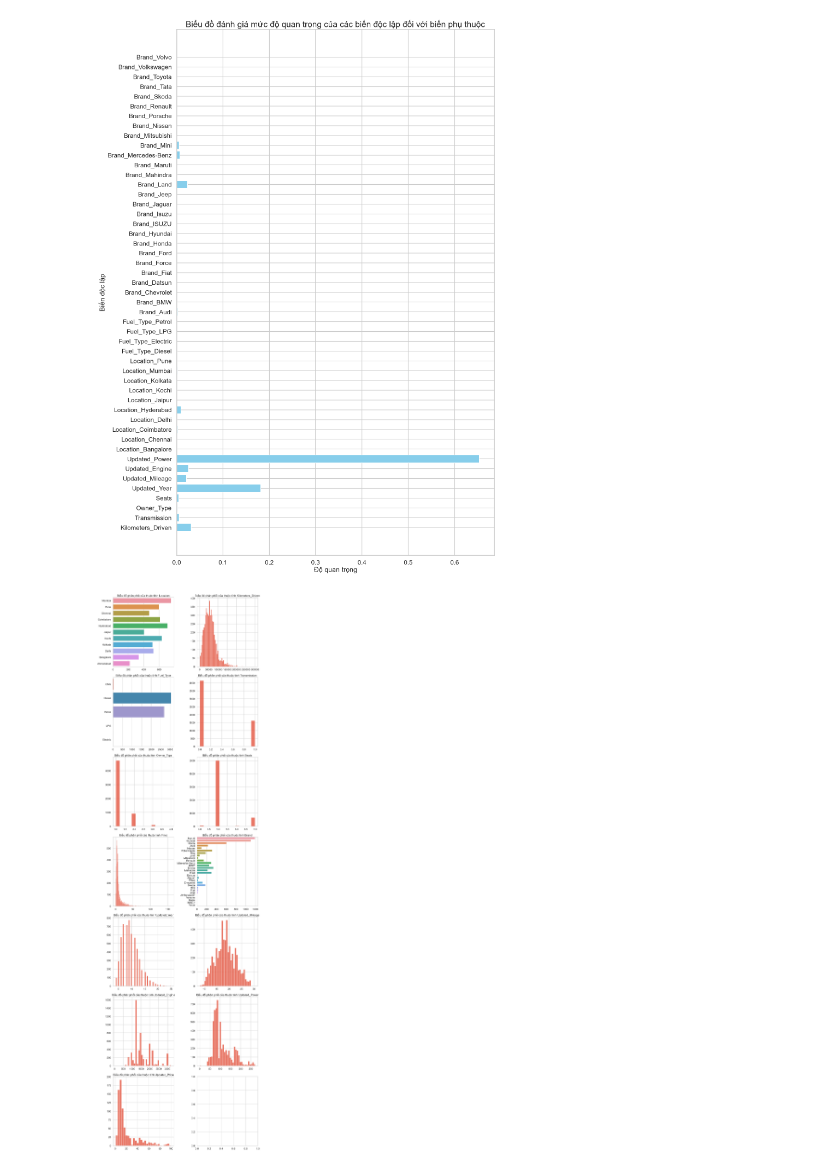
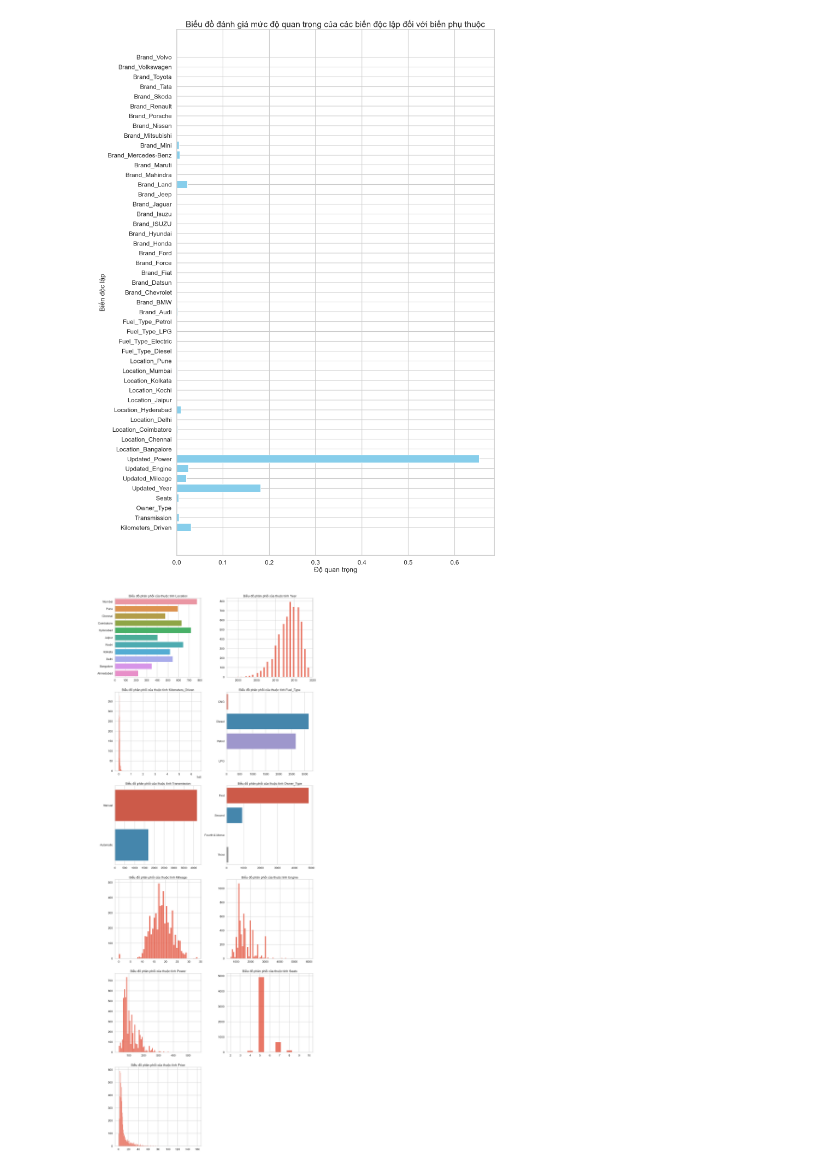
Before and after one commit to nghtamm2003/used-cars-price-prediction, a Jupyter notebook: price-prediction.ipynb, the cells around one changed output. Drawn from its saved outputs; the diff is of its cells as text; code cells hidden in the pictures.

Commit message:
added distributional graphs

```diff
--- a/price-prediction.ipynb
+++ b/price-prediction.ipynb
@@ -439,23 +439,35 @@ plt.title('Biểu đồ đánh giá mức độ quan trọng của các biến
 [figure]
 # %%
 # Biểu đồ phân phối của các thuộc tính trong bộ dữ liệu
-fig, axes = plt.subplots(nrows=7, ncols=2, figsize=(18, 55))
+plot_df = pd.read_csv('./dataset/old-car-data.csv')
+df_plot = plot_df.drop(['Unnamed: 0', 'Name', 'New_Price'], axis=1)
+df_plot['Mileage'] = df_plot['Mileage'].str.extract('(\d+\.\d+)').astype(float)
+df_plot['Engine'] = df_plot['Engine'].str.extract('(\d+)').astype(float)
+df_plot['Power'] = df_plot['Power'].str.extract('(\d+\.\d+|\d+)').astype(float)
+df_plot = df_plot.dropna(subset=['Mileage', 'Engine', 'Power'])
+
+num_cols_to_plot = len(df_plot.columns)
+nrows = (num_cols_to_plot + 1) // 2
 
 # Chuyển các cột về dạng plot
-columns_to_plot = [col for col in df.columns]
+fig, axes = plt.subplots(nrows=nrows, ncols=2, figsize=(18, nrows * 7.5))
 
 # Tạo các biểu đồ plot dạng bar chart theo kích thước 2 cột và x dòng
-for i, col in enumerate(columns_to_plot):
+for i, col in enumerate(df_plot.columns):
     row = i // 2
     col_num = i % 2
-    if df[col].dtype == 'object':
-        sns.countplot(y=col, data=df, ax=axes[row, col_num])
+    ax = axes[row, col_num]
+    if df_plot[col].dtype == 'object':
+        sns.countplot(y=col, data=df_plot, ax=ax)
     else:
-        sns.histplot(df[col], kde=False, ax=axes[row, col_num])
-    axes[row, col_num].set_title(f'Biểu đồ phân phối của thuộc tính {col}')
-    axes[row, col_num].set_xlabel('')
-    axes[row, col_num].set_ylabel('')
+        sns.histplot(df_plot[col], kde=False, ax=ax)
+    ax.set_title(f'Biểu đồ phân phối của thuộc tính {col}')
+    ax.set_xlabel('')
+    ax.set_ylabel('')
+
+if num_cols_to_plot % 2 != 0:
+    axes[-1, -1].axis('off')
 
 plt.tight_layout()
 # %% [output]
-[figure, old version]
+[figure, new version]
```
